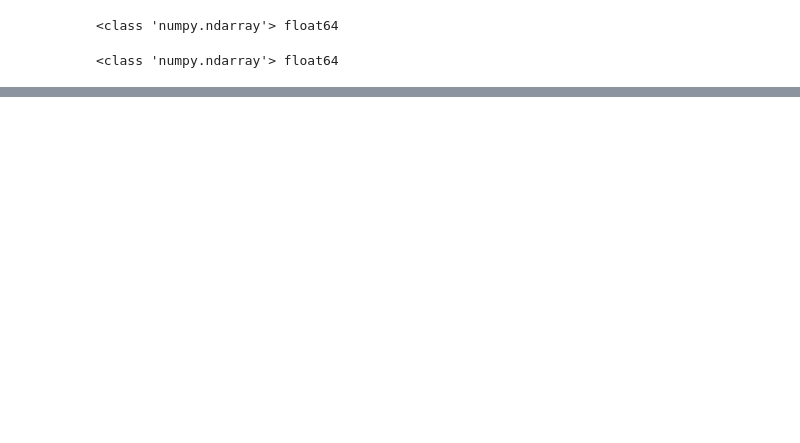
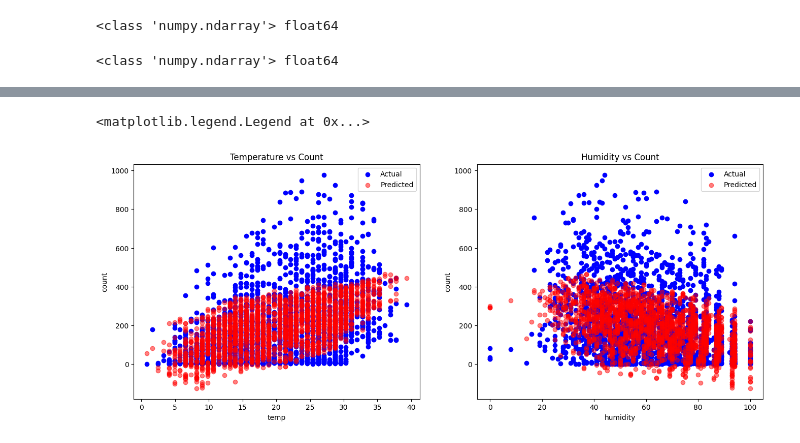
Before and after one commit to kritik-sowieso/AIFFEL_quest_rs, a Jupyter notebook: Exploration/Ex01/Ex01.ipynb, the cells around one changed output, grey strips where cells are left out. Drawn from its saved outputs; the diff is of its cells as text; code cells hidden in the pictures; blank space fills up the shorter version.

```diff
--- a/Exploration/Ex01/Ex01.ipynb
+++ b/Exploration/Ex01/Ex01.ipynb
@@ -1598,0 +218,9 @@ display(coef_df)
+# %%
+features = ['year', 'month', 'day', 'hour', 'temp', 'humidity', 'windspeed']
+X = train[features]
+y = train['count']
+
+from sklearn.model_selection import train_test_split
+X_train, X_test, y_train, y_test = train_test_split(
+    X, y, test_size=0.2, random_state=42
+)
@@ -1598,0 +246,21 @@ display(coef_df)
+# %%
+fig, axs = plt.subplots(1, 2, figsize=(16, 6))
+
+# temp vs count 시각화
+axs[0].scatter(X_test['temp'], y_test, color='blue', label='Actual')
+axs[0].scatter(X_test['temp'], y_pred, color='red', label='Predicted', alpha=0.5)
+axs[0].set_xlabel('temp')
+axs[0].set_ylabel('count')
+axs[0].set_title('Temperature vs Count')
+axs[0].legend()
+
+# humidity vs count 시각화
+axs[1].scatter(X_test['humidity'], y_test, color='blue', label='Actual')
+axs[1].scatter(X_test['humidity'], y_pred, color='red', label='Predicted', alpha=0.5)
+axs[1].set_xlabel('humidity')
+axs[1].set_ylabel('count')
+axs[1].set_title('Humidity vs Count')
+axs[1].legend()
+# %% [output]
+<matplotlib.legend.Legend at 0x...>
+[figure, added]
```
Also changed, not shown: parts of 112 cells of this notebook.
